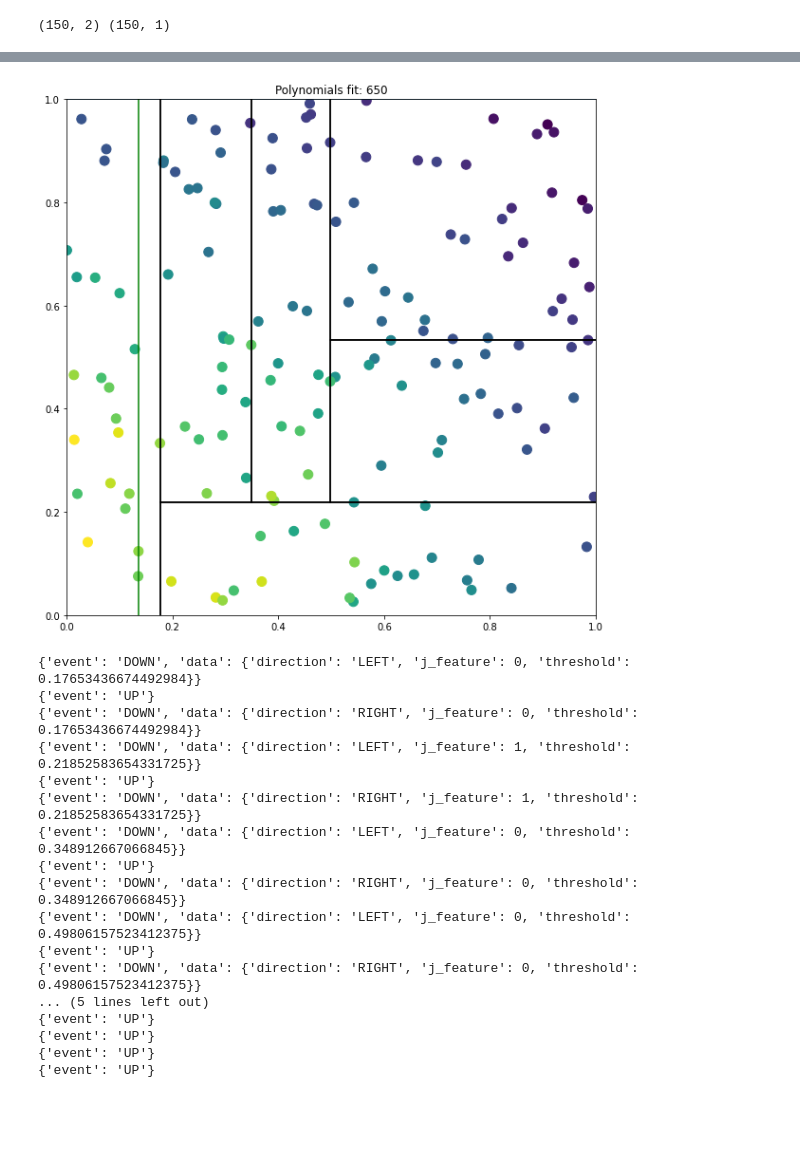
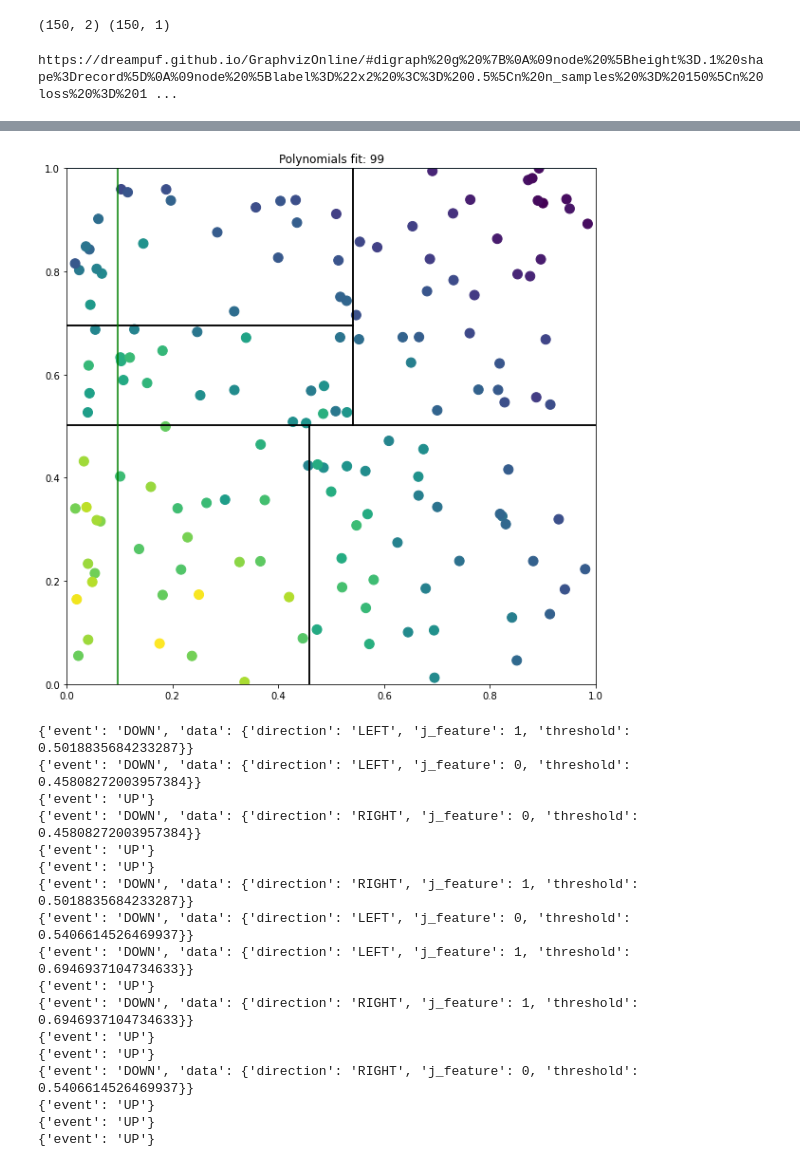
Before and after one commit to barneyhill/blogs, a Jupyter notebook: Untitled Folder/2d example.ipynb, the cells around one changed output, grey strips where cells are left out. Drawn from its saved outputs; the diff is of its cells as text; code cells hidden in the pictures; blank space fills up the shorter version.

```diff
--- a/Untitled Folder/2d example.ipynb
+++ b/Untitled Folder/2d example.ipynb
@@ -28,12 +28,18 @@ X, y = sample()
 y = np.reshape(y, (y.shape[0], 1))
 
 print(X.shape,y.shape)
-tree = polytree.PolyTree(min_samples_leaf=20, logging=True)
+#tree = polytree.PolyTree(min_samples_leaf=20, logging=True)
+tree = polytree.PolyTree(search='uniform', samples=25,min_samples_leaf=20, logging=True)
+
 start = time.time()
 tree.fit(X, y)
 duration = time.time() - start
 # %% [output]
 (150, 2) (150, 1)
+# %%
+tree.get_graphviz(['x1','x2'])
+# %% [output]
+https://dreampuf.github.io/GraphvizOnline/#digraph%20g%20%7B%0A%09node%20%5Bheight%3D.1%20shape%3Drecord%5D%0A%09node%20%5Blabel%3D%22x2%20%3C%3D%200.5%5Cn%20n_samples%20%3D%20150%5Cn%20loss%20%3D%201 ...
 # %%
 fig, ax = plt.subplots(figsize=(10,10))
 ax.set(xlim=(0, 1), ylim=(0, 1))
@@ -87,57 +93,57 @@ def animate(log):
         try:try_line[-1].remove()
         except:pass
 
     if log["event"] == "try_split":
         j_min, j_max = get_boundaries(log["data"]["j_feature"], log["data"]["threshold"])
         if log["data"]["j_feature"] == 0:
             try:try_line[-1].remove()
             except:pass
             try_line.append(ax.axvline(log["data"]["threshold"], ymin = j_min[0], ymax = j_max[0], color='red'))
         else:
             try:try_line[-1].remove()
             except:pass
             try_line.append(ax.axhline(log["data"]["threshold"], xmin = j_min[1], xmax = j_max[1], color='red'))
         n+=1
     if log["event"] == "best_split":
         j_min, j_max = get_boundaries(log["data"]["j_feature"], log["data"]["threshold"])
         if log["data"]["j_feature"] == 0:
             try:best_line[-1].remove()
             except:pass
             best_line.append(ax.axvline(log["data"]["threshold"], ymin = j_min[0], ymax = j_max[0], color='green'))
         else:
             try:best_line[-1].remove()
             except:pass
             best_line.append(ax.axhline(log["data"]["threshold"], xmin = j_min[1], xmax = j_max[1], color='green'))
         n+=1
     ax.set_title('Polynomials fit: ' + str(n))
 
-anim = FuncAnimation(fig, animate, interval=duration * 1000 / len(tree.log), frames=tree.log)
+anim = FuncAnimation(fig, animate, interval=duration * 10000 / len(tree.log), frames=tree.log)
 HTML(anim.to_html5_video())
 # %% [output]
 [interactive output not drawn]
-[figure, old version]
+[figure, new version]
 # %%
 for log in tree.log:
     if log["event"] == "DOWN" or log["event"] == "UP":
         print(log)
 # %% [output]
-{'event': 'DOWN', 'data': {'direction': 'LEFT', 'j_feature': 0, 'threshold': 0.17653436674492984}}
+{'event': 'DOWN', 'data': {'direction': 'LEFT', 'j_feature': 1, 'threshold': 0.5018835684233287}}
+{'event': 'DOWN', 'data': {'direction': 'LEFT', 'j_feature': 0, 'threshold': 0.45808272003957384}}
 {'event': 'UP'}
-{'event': 'DOWN', 'data': {'direction': 'RIGHT', 'j_feature': 0, 'threshold': 0.17653436674492984}}
-{'event': 'DOWN', 'data': {'direction': 'LEFT', 'j_feature': 1, 'threshold': 0.21852583654331725}}
+{'event': 'DOWN', 'data': {'direction': 'RIGHT', 'j_feature': 0, 'threshold': 0.45808272003957384}}
 {'event': 'UP'}
-{'event': 'DOWN', 'data': {'direction': 'RIGHT', 'j_feature': 1, 'threshold': 0.21852583654331725}}
-{'event': 'DOWN', 'data': {'direction': 'LEFT', 'j_feature': 0, 'threshold': 0.348912667066845}}
 {'event': 'UP'}
-{'event': 'DOWN', 'data': {'direction': 'RIGHT', 'j_feature': 0, 'threshold': 0.348912667066845}}
-{'event': 'DOWN', 'data': {'direction': 'LEFT', 'j_feature': 0, 'threshold': 0.49806157523412375}}
+{'event': 'DOWN', 'data': {'direction': 'RIGHT', 'j_feature': 1, 'threshold': 0.5018835684233287}}
+{'event': 'DOWN', 'data': {'direction': 'LEFT', 'j_feature': 0, 'threshold': 0.5406614526469937}}
+{'event': 'DOWN', 'data': {'direction': 'LEFT', 'j_feature': 1, 'threshold': 0.6946937104734633}}
 {'event': 'UP'}
-{'event': 'DOWN', 'data': {'direction': 'RIGHT', 'j_feature': 0, 'threshold': 0.49806157523412375}}
-... (5 lines left out)
+{'event': 'DOWN', 'data': {'direction': 'RIGHT', 'j_feature': 1, 'threshold': 0.6946937104734633}}
+{'event': 'UP'}
+{'event': 'UP'}
+{'event': 'DOWN', 'data': {'direction': 'RIGHT', 'j_feature': 0, 'threshold': 0.5406614526469937}}
 {'event': 'UP'}
 {'event': 'UP'}
 {'event': 'UP'}
-{'event': 'UP'}
 # %%
 tree.log
 # %% [output]
```
Also changed, not shown: parts of 1 cell of this notebook, 3 other files.
